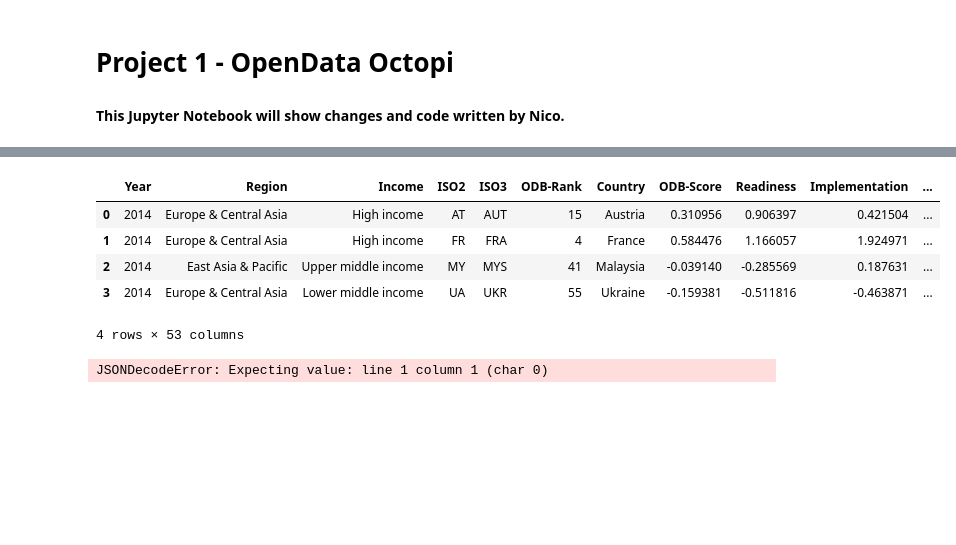
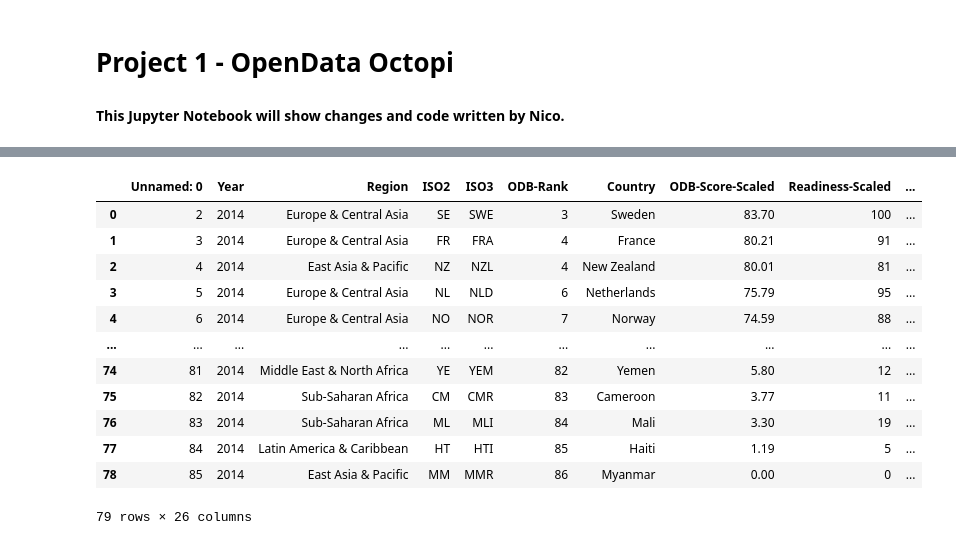
Before and after one commit to kreetigulati/Egovernance_and_OpenData, a Jupyter notebook: Project1_nico.ipynb, the cells around one changed output, grey strips where cells are left out. Cells and saved outputs as stored; diff of their text form; code cells hidden in the pictures; blank space fills up the shorter version.

Commit message:
merged

```diff
--- a/Project1_nico.ipynb
+++ b/Project1_nico.ipynb
@@ -11,5 +11,5 @@ from scipy.stats import linregress
 import requests
 import json
 # %%
-opendata = pd.read_csv("Resources/2014OpenData.csv")
-egov = pd.read_csv("Resources/2020Egov.csv")
+opendata = pd.read_csv("Resources/odb_2014.csv")
+egov = pd.read_csv("Resources/EGOV_DATA_2014.csv")
@@ -47,0 +37,5 @@ egov
+# %%
+opendata["Country"] = opendata["Country"].astype(str)
+opendata["Country"] = opendata["Country"].str.strip()
+egov["Country Name"] = egov["Country Name"].astype(str)
+egov["Country Name"] = egov["Country Name"].str.strip()
@@ -48,18 +44,18 @@ egov
 # %%
-merged = pd.merge(opendata, egov, left_on=["Country"], right_on=["Country Name"], how="inner")
+merged = pd.merge(opendata, egov, left_on="Country", right_on="Country Name", how="inner")
 
 merged
 # %% [output]
-|  | Year | Region | Income | ISO2 | ISO3 | ODB-Rank | Country | ODB-Score | Readiness | Implementation | ... |
-| 0 | 2014 | Europe & Central Asia | High income | AT | AUT | 15 | Austria | 0.310956 | 0.906397 | 0.421504 | ... |
-| 1 | 2014 | Europe & Central Asia | High income | FR | FRA | 4 | France | 0.584476 | 1.166057 | 1.924971 | ... |
-| 2 | 2014 | East Asia & Pacific | Upper middle income | MY | MYS | 41 | Malaysia | -0.039140 | -0.285569 | 0.187631 | ... |
-| 3 | 2014 | Europe & Central Asia | Lower middle income | UA | UKR | 55 | Ukraine | -0.159381 | -0.511816 | -0.463871 | ... |
+|  | Unnamed: 0 | Year | Region | ISO2 | ISO3 | ODB-Rank | Country | ODB-Score-Scaled | Readiness-Scaled | ... |
+| 0 | 2 | 2014 | Europe & Central Asia | SE | SWE | 3 | Sweden | 83.70 | 100 | ... |
+| 1 | 3 | 2014 | Europe & Central Asia | FR | FRA | 4 | France | 80.21 | 91 | ... |
+| 2 | 4 | 2014 | East Asia & Pacific | NZ | NZL | 4 | New Zealand | 80.01 | 81 | ... |
+| 3 | 5 | 2014 | Europe & Central Asia | NL | NLD | 6 | Netherlands | 75.79 | 95 | ... |
+| 4 | 6 | 2014 | Europe & Central Asia | NO | NOR | 7 | Norway | 74.59 | 88 | ... |
+| ... | ... | ... | ... | ... | ... | ... | ... | ... | ... | ... |
+| 74 | 81 | 2014 | Middle East & North Africa | YE | YEM | 82 | Yemen | 5.80 | 12 | ... |
+| 75 | 82 | 2014 | Sub-Saharan Africa | CM | CMR | 83 | Cameroon | 3.77 | 11 | ... |
+| 76 | 83 | 2014 | Sub-Saharan Africa | ML | MLI | 84 | Mali | 3.30 | 19 | ... |
+| 77 | 84 | 2014 | Latin America & Caribbean | HT | HTI | 85 | Haiti | 1.19 | 5 | ... |
+| 78 | 85 | 2014 | East Asia & Pacific | MM | MMR | 86 | Myanmar | 0.00 | 0 | ... |
-4 rows × 53 columns
+79 rows × 26 columns
-# %%
-url = "https://data.un.org/ws/rest/data/DF_UNData_UNFCC/"
-
-response = requests.get(url)
-data = response.json()
-# %% [output]
-JSONDecodeError: Expecting value: line 1 column 1 (char 0)
```
Also changed, not shown: parts of 10 cells of this notebook, 5 other files.
